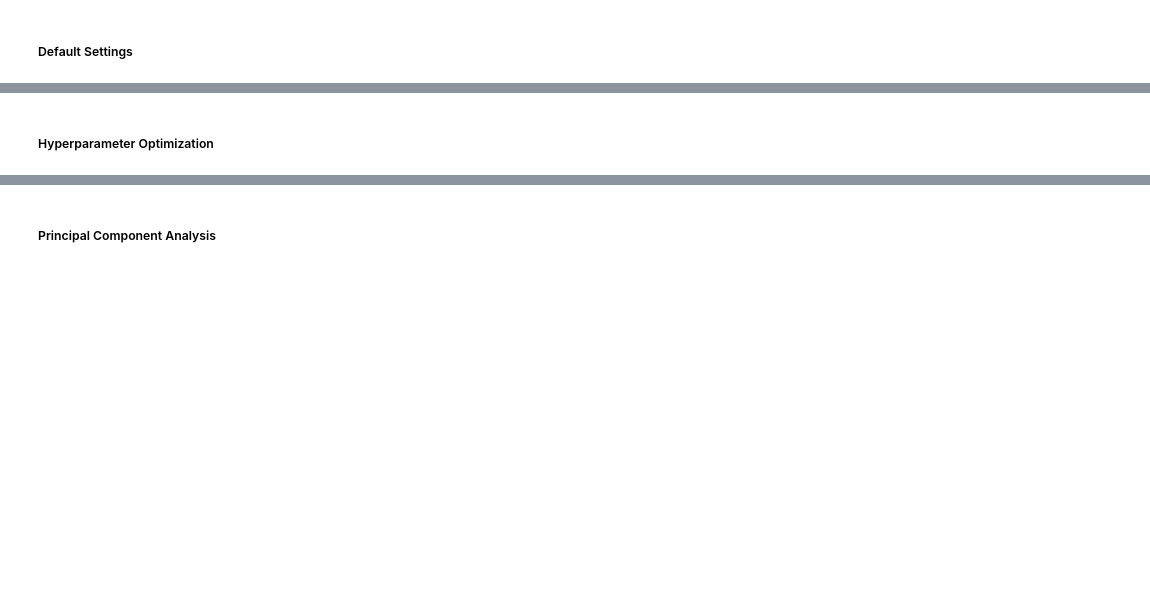
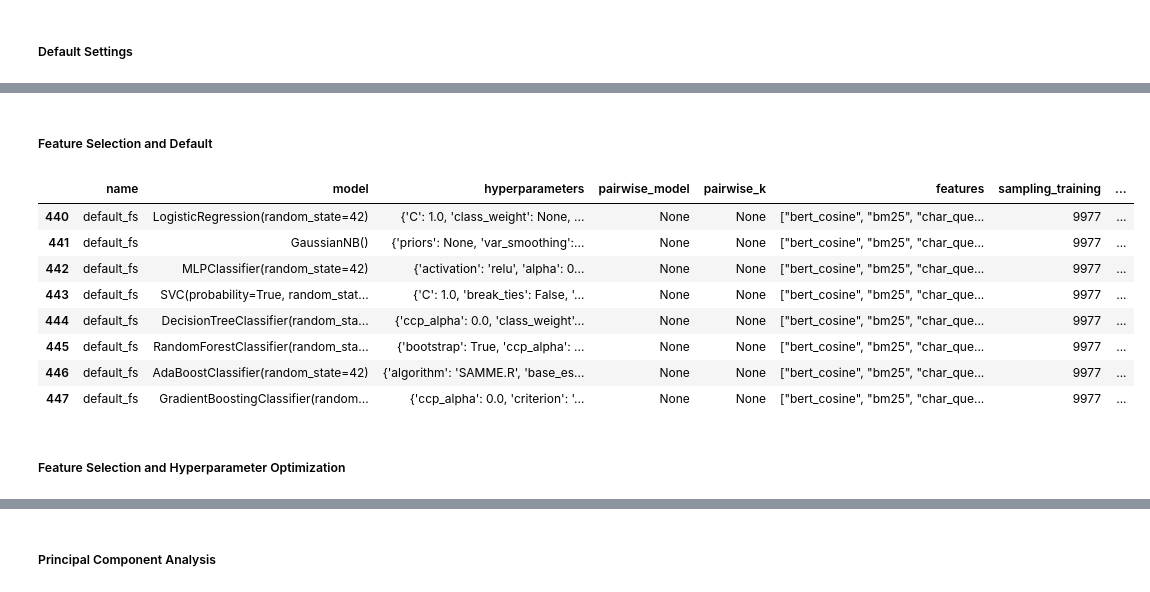
Before and after one commit to tim-grams/Retriever, a Jupyter notebook: notebooks/pointwise.ipynb, the cells around one changed output, grey strips where cells are left out. Cells and saved outputs as stored; diff of their text form; code cells hidden in the pictures; blank space fills up the shorter version.

```diff
--- a/notebooks/pointwise.ipynb
+++ b/notebooks/pointwise.ipynb
@@ -259,5 +283,19 @@ results[results['name'] == 'default']
+# %% [markdown]
+##### Feature Selection and Default
+# %%
+results[results['name'] == 'default_fs']
+# %% [output]
+|  | name | model | hyperparameters | pairwise_model | pairwise_k | features | sampling_training | ... |
+| 440 | default_fs | LogisticRegression(random_state=42) | {'C': 1.0, 'class_weight': None, ... | None | None | ["bert_cosine", "bm25", "char_que... | 9977 | ... |
+| 441 | default_fs | GaussianNB() | {'priors': None, 'var_smoothing':... | None | None | ["bert_cosine", "bm25", "char_que... | 9977 | ... |
+| 442 | default_fs | MLPClassifier(random_state=42) | {'activation': 'relu', 'alpha': 0... | None | None | ["bert_cosine", "bm25", "char_que... | 9977 | ... |
+| 443 | default_fs | SVC(probability=True, random_stat... | {'C': 1.0, 'break_ties': False, '... | None | None | ["bert_cosine", "bm25", "char_que... | 9977 | ... |
+| 444 | default_fs | DecisionTreeClassifier(random_sta... | {'ccp_alpha': 0.0, 'class_weight'... | None | None | ["bert_cosine", "bm25", "char_que... | 9977 | ... |
+| 445 | default_fs | RandomForestClassifier(random_sta... | {'bootstrap': True, 'ccp_alpha': ... | None | None | ["bert_cosine", "bm25", "char_que... | 9977 | ... |
+| 446 | default_fs | AdaBoostClassifier(random_state=42) | {'algorithm': 'SAMME.R', 'base_es... | None | None | ["bert_cosine", "bm25", "char_que... | 9977 | ... |
+| 447 | default_fs | GradientBoostingClassifier(random... | {'ccp_alpha': 0.0, 'criterion': '... | None | None | ["bert_cosine", "bm25", "char_que... | 9977 | ... |
 # %% [markdown]
-##### Hyperparameter Optimization
+##### Feature Selection and Hyperparameter Optimization
 # %%
 results[results['name'] == 'hpo']
 # %% [output]
```
Also changed, not shown: parts of 34 cells of this notebook, 2 other files.
